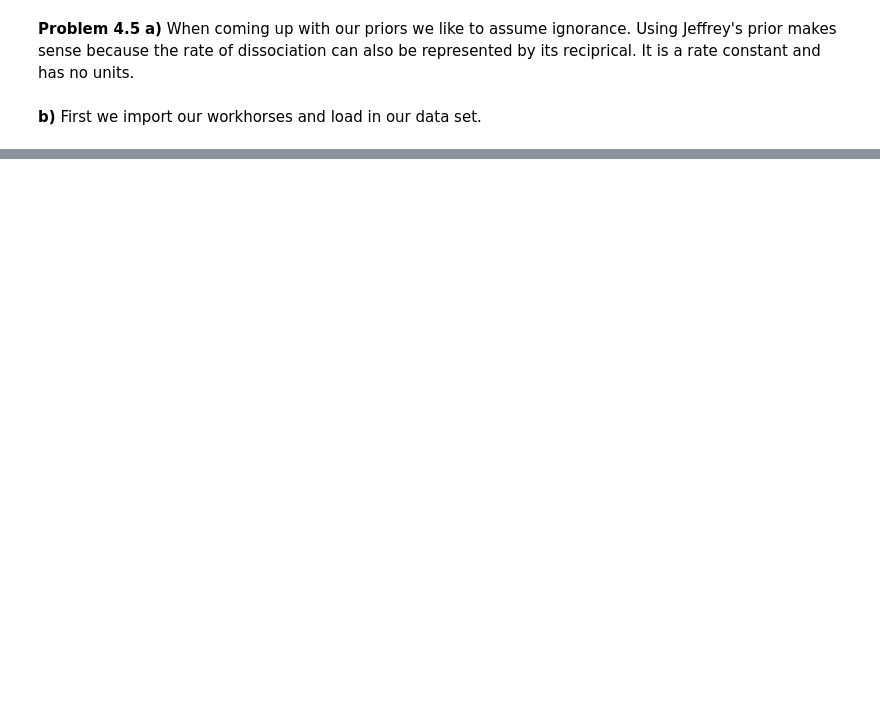
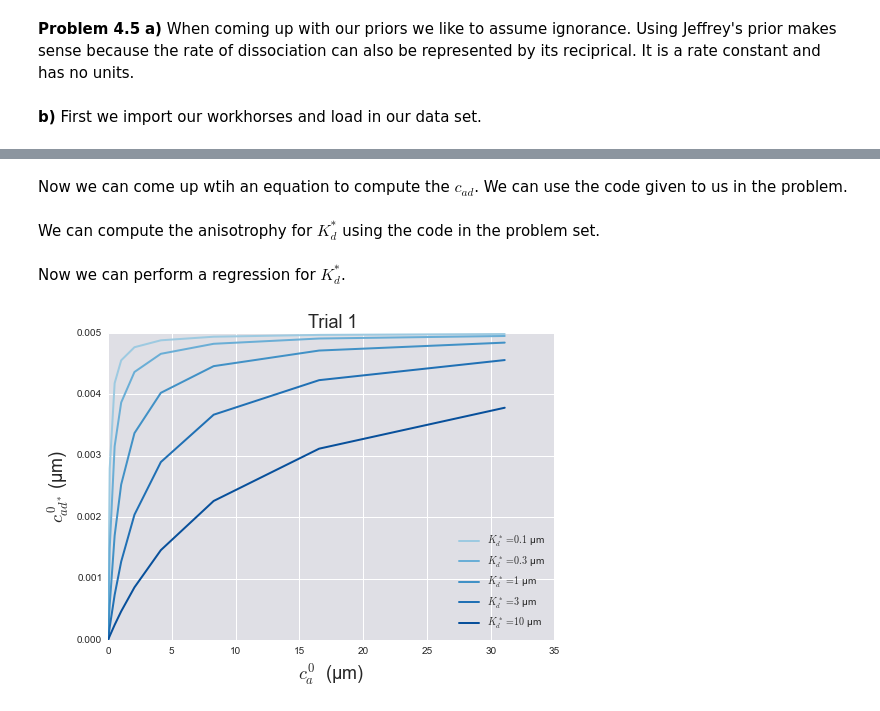
Before and after one commit to shashank-gandhi/DataAnalysisHomeworkRepository, a Jupyter notebook: Homework4/group3_hw4_prob5.ipynb, the cells around one changed output, grey strips where cells are left out. Saved outputs shown, nothing was run; the diff lists cells and outputs as text; code cells hidden in the pictures; blank space fills up the shorter version.

```diff
--- a/Homework4/group3_hw4_prob5.ipynb
+++ b/Homework4/group3_hw4_prob5.ipynb
@@ -40,4 +40,4 @@ sns.set_context('notebook', rc=rc)
 sns.set_style('darkgrid', rc=rc)
 
 # Load data
-df = pd.read_csv('./data/rasson_et_al/rasson_dissociation_anisotropy.csv ', comment = '#')
+df = pd.read_csv('./data/rasson_dissociation_anisotropy.csv', comment = '#')
@@ -45,0 +55,2 @@ OSError: File b'./data/rasson_et_al/rasson_dissociation_anisotropy.csv ' does no
+# %%
+df['[SDfluor] (uM)'] = 0.005
@@ -45,0 +72,3 @@ OSError: File b'./data/rasson_et_al/rasson_dissociation_anisotropy.csv ' does no
+# %%
+# Seperate out trial 1
+df1 = df[list(df.columns[:3])]
@@ -45,0 +103,16 @@ OSError: File b'./data/rasson_et_al/rasson_dissociation_anisotropy.csv ' does no
+# %% [markdown]
+Now we can come up wtih an equation to compute the $c_{ad}$. We can use the code given to us in the problem.
+# %%
+# Function to compute c_ad for dissociation reactions
+def c_ad_dissoc(K_d_star, c_a_0, c_d_0):
+    """
+    Compute concentration of actin-S_D for a given value of c_a_0 and c_d_0.
+    """
+    poly_coeffs = np.array([1.0,
+                            -(K_d + c_a_0 + c_d_0),
+                            c_a_0 * c_d_0])
+
+    # Use np.roots to solve for c_ad
+    return np.roots(poly_coeffs).min()
+# %% [markdown]
+We can compute the anisotrophy for $K_d^*$ using the code in the problem set.
@@ -45,0 +144,39 @@ OSError: File b'./data/rasson_et_al/rasson_dissociation_anisotropy.csv ' does no
+# %% [markdown]
+Now we can perform a regression for $K_d^*$.
+# %%
+# Function to compute c_ad for dissociation reactions
+def c_ad_dissoc(K_d, c_a_0, c_d_0):
+    """
+    Compute concentration of actin-S_D for a given value of c_a_0 and c_d_0.
+    """
+    poly_coeffs = np.array([1.0, -(K_d + c_a_0 + c_d_0), c_a_0 * c_d_0])
+
+    # Use np.roots to solve for c_ad
+    return np.roots(poly_coeffs).min()
+
+# List of values we want to set for K_d
+K_d = [0.1, 0.3, 1.0, 3.0, 10.0]
+
+# The fixed SD concentration
+c_d_0_star= 0.005
+
+# grab the actin concentration from the data frame and make it into a list
+c_a_0 = list(df1['[actin] (uM) trial 1'])
+
+# Make plot
+colors = sns.color_palette('Blues', 7)
+for i in range(len(K_d_star)):
+    # Compute c_ad_star over the values of c_a_0_star.
+    c_ad_star = np.empty_like(c_a_0)
+    for j in range(len(c_a_0)):
+        c_ad_star[j] = c_ad_dissoc(K_d_star[i], c_a_0[j], c_d_0_star)
+
+    # creat plot
+    label = u'$K_d^* = %g$ µm' % K_d_star[i]
+    plt.plot(c_a_0_star, c_ad_star, '-', color=colors[i+2], label=label)
+    plt.xlabel(u'$c_a^0$ (µm)')
+    plt.ylabel(u'$c_{ad^*}^0$ (µm)')
+    plt.legend(loc='lower right')
+    plt.title('Trial 1')
+# %% [output]
+[figure, added]
```
Also changed, not shown: parts of 11 cells of this notebook.
